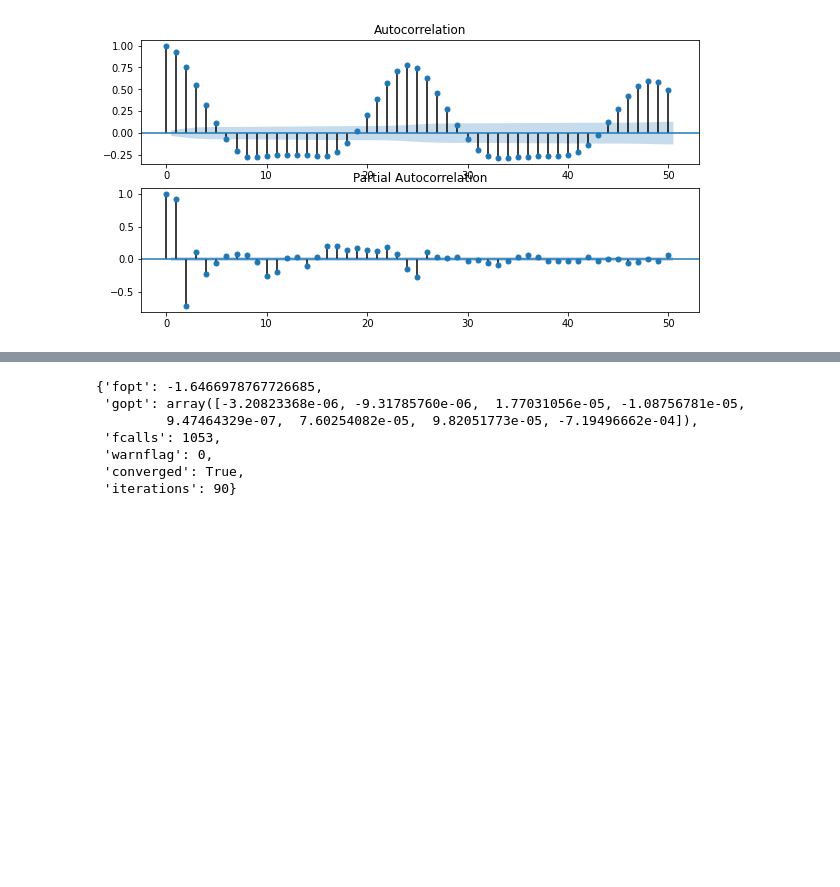
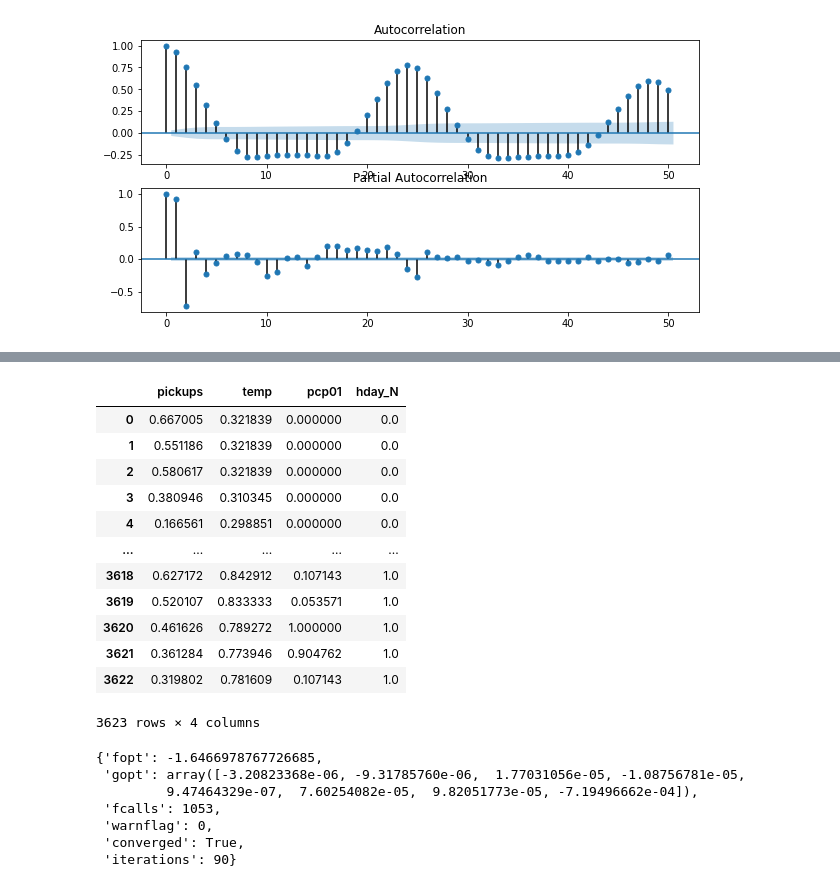
Before and after one commit to Sylvainj1/uber-times-series, a Jupyter notebook: models/sarimax_scaler_autoarima.ipynb, the cells around one changed output, grey strips where cells are left out. Saved outputs shown, nothing was run; the diff lists cells and outputs as text; code cells hidden in the pictures; blank space fills up the shorter version.

```diff
--- a/models/sarimax_scaler_autoarima.ipynb
+++ b/models/sarimax_scaler_autoarima.ipynb
@@ -234,6 +234,22 @@ model= SARIMAX(y_train,
  exog=X_train,
  order=(1,1,2),
  enforce_invertibility=False, enforce_stationarity=False)
+# %%
+X_train
+# %% [output]
+|  | pickups | temp | pcp01 | hday_N |
+| 0 | 0.667005 | 0.321839 | 0.000000 | 0.0 |
+| 1 | 0.551186 | 0.321839 | 0.000000 | 0.0 |
+| 2 | 0.580617 | 0.321839 | 0.000000 | 0.0 |
+| 3 | 0.380946 | 0.310345 | 0.000000 | 0.0 |
+| 4 | 0.166561 | 0.298851 | 0.000000 | 0.0 |
+| ... | ... | ... | ... | ... |
+| 3618 | 0.627172 | 0.842912 | 0.107143 | 1.0 |
+| 3619 | 0.520107 | 0.833333 | 0.053571 | 1.0 |
+| 3620 | 0.461626 | 0.789272 | 1.000000 | 1.0 |
+| 3621 | 0.361284 | 0.773946 | 0.904762 | 1.0 |
+| 3622 | 0.319802 | 0.781609 | 0.107143 | 1.0 |
+3623 rows × 4 columns
 # %%
 #le nombre d'iteration est de 50 par default ce qui empeche le maximum likehood optimization de converger
 #pour résoudre le problème de converger on augment le parametre maxiter de la methode fit
```
Also changed, not shown: parts of 7 cells of this notebook, 2 other files.
